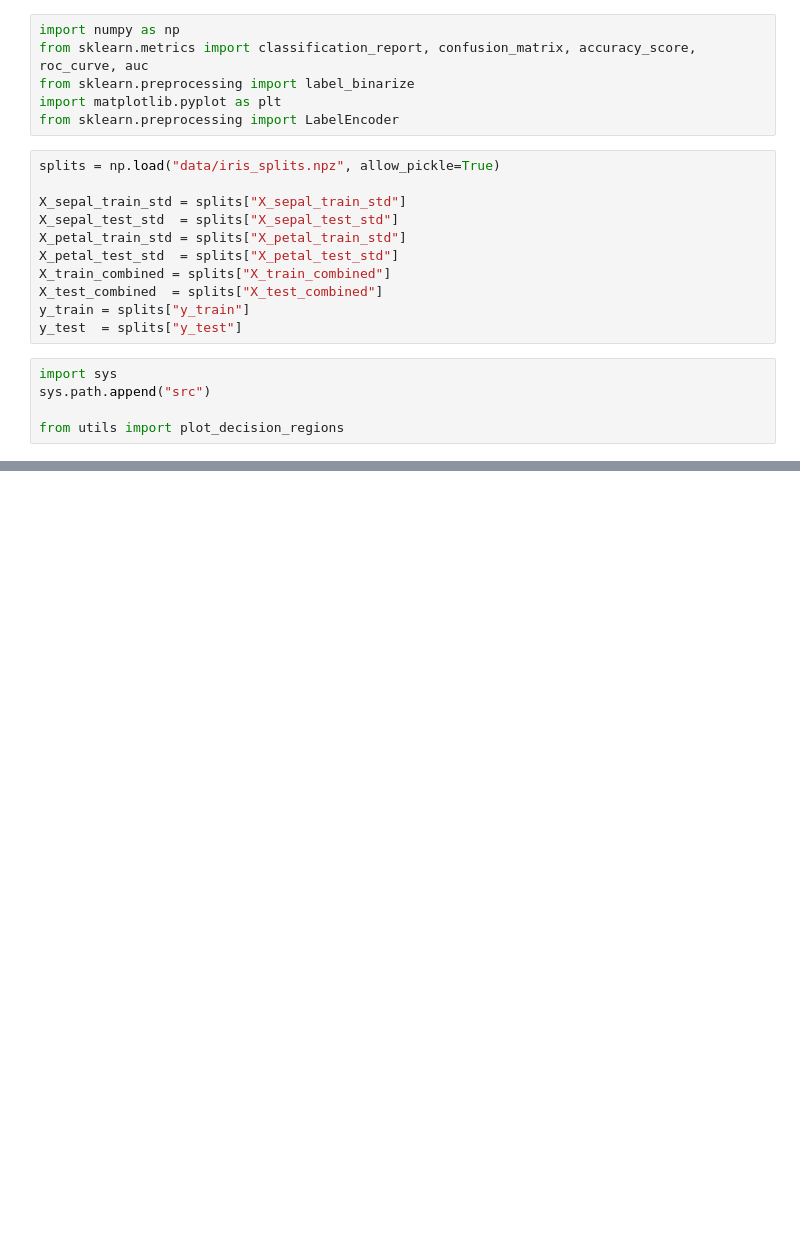
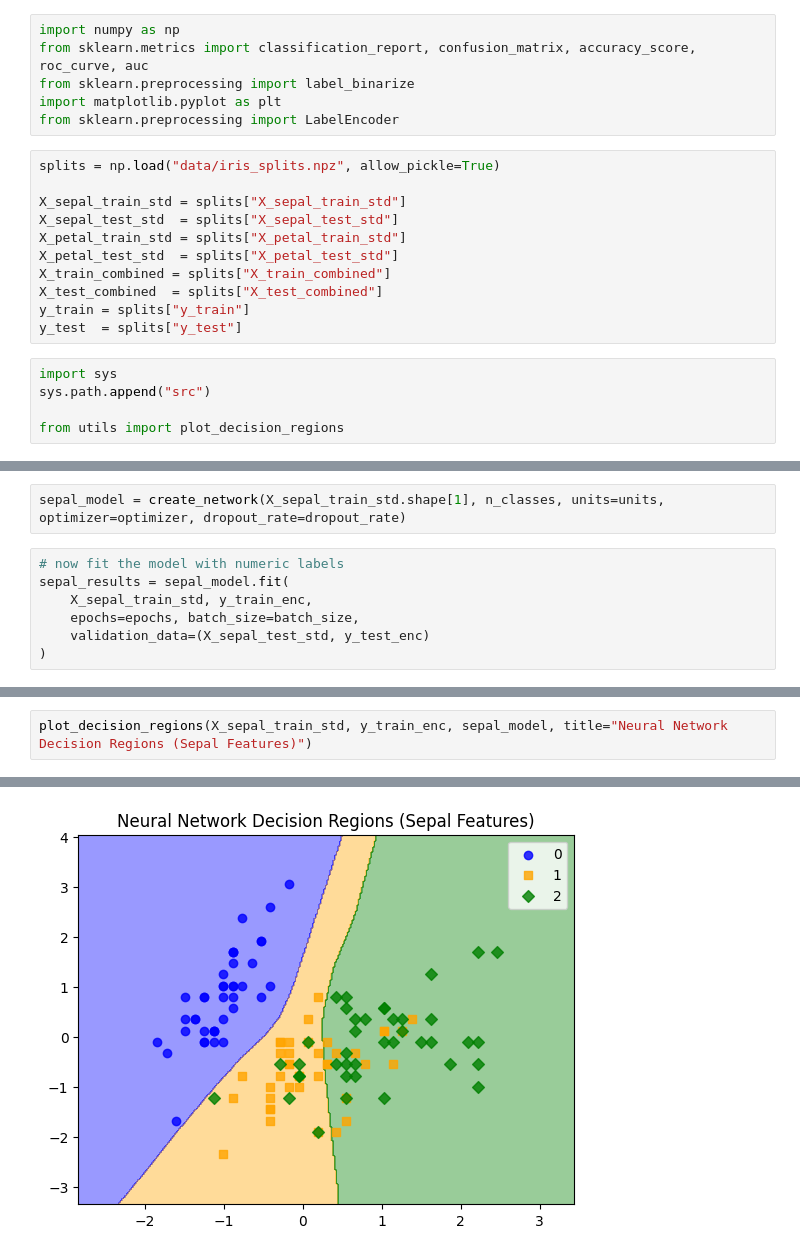
Before and after one commit to Lovjoy/Iris-EDA-and-Machine-Learning, a Jupyter notebook: 06_neural_network.ipynb, the cells around one changed output, grey strips where cells are left out. Drawn from its saved outputs; the diff is of its cells as text; blank space fills up the shorter version.

```diff
--- a/06_neural_network.ipynb
+++ b/06_neural_network.ipynb
@@ -105,0 +283,9 @@ plt.show()
+# %%
+sepal_model = create_network(X_sepal_train_std.shape[1], n_classes, units=units, optimizer=optimizer, dropout_rate=dropout_rate)
+# %%
+# now fit the model with numeric labels
+sepal_results = sepal_model.fit(
+    X_sepal_train_std, y_train_enc,
+    epochs=epochs, batch_size=batch_size,
+    validation_data=(X_sepal_test_std, y_test_enc)
+)
@@ -105,0 +310,3 @@ plt.show()
+# %%
+plot_decision_regions(X_sepal_train_std, y_train_enc, sepal_model, title="Neural Network Decision Regions (Sepal Features)")
+# %% [output]
@@ -105,0 +314 @@ plt.show()
+[figure, added]
```
Also changed, not shown: parts of 23 cells of this notebook.
